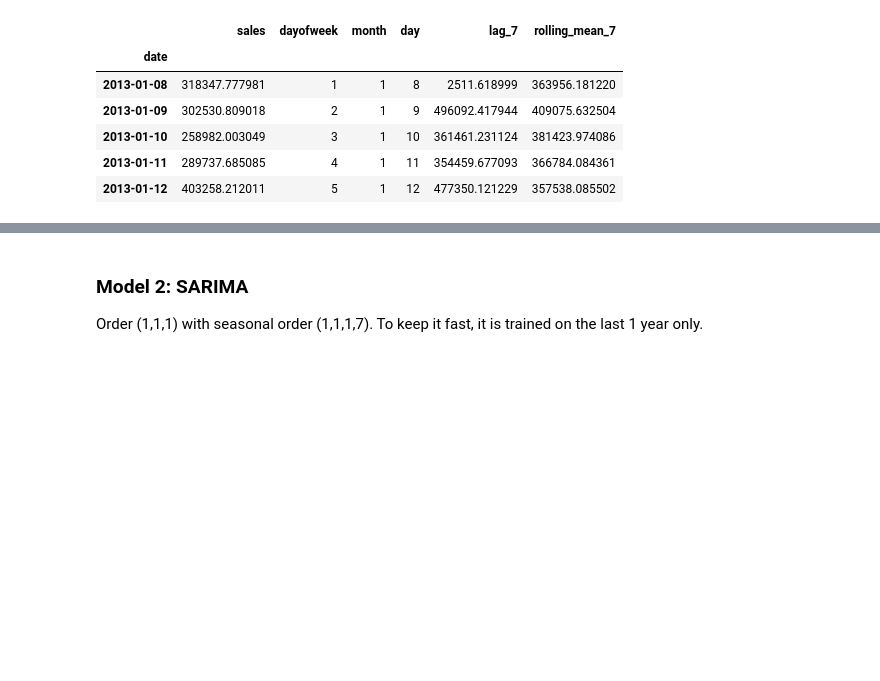
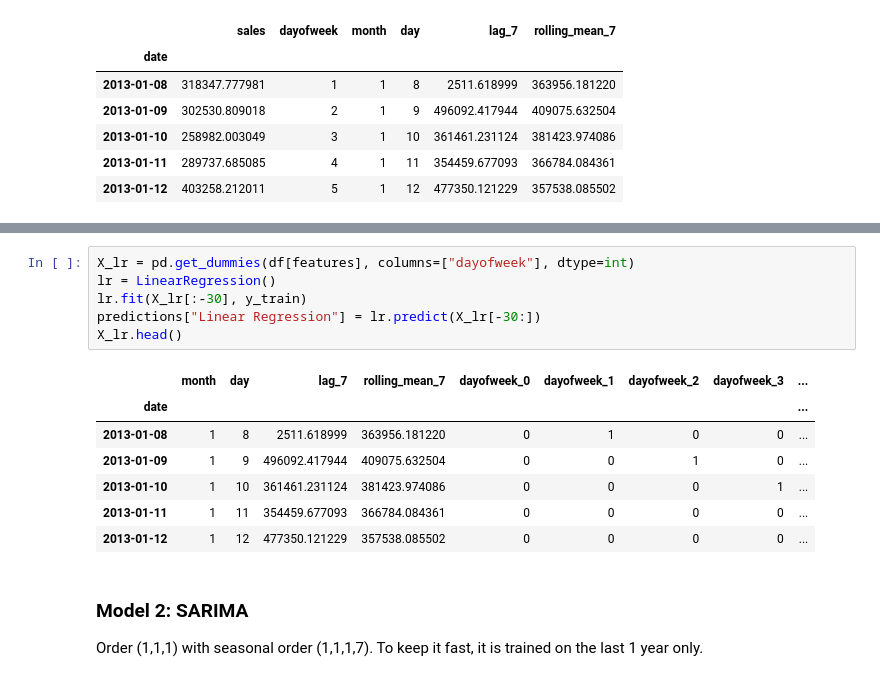
Before and after one commit to sans-creator/predict-ana, a Jupyter notebook: notebooks/sales_forecasting.ipynb, the cells around one changed output, grey strips where cells are left out. Cells and saved outputs as stored; diff of their text form; blank space fills up the shorter version.

```diff
--- a/notebooks/sales_forecasting.ipynb
+++ b/notebooks/sales_forecasting.ipynb
@@ -246,3 +241,17 @@ Coefficients: {'dayofweek': 20789.99, 'month': 3148.8, 'day': -1760.43, 'lag_7':
+# %%
+X_lr = pd.get_dummies(df[features], columns=["dayofweek"], dtype=int)
+lr = LinearRegression()
+lr.fit(X_lr[:-30], y_train)
+predictions["Linear Regression"] = lr.predict(X_lr[-30:])
+X_lr.head()
+# %% [output]
+|  | month | day | lag_7 | rolling_mean_7 | dayofweek_0 | dayofweek_1 | dayofweek_2 | dayofweek_3 | ... |
+| date |  |  |  |  |  |  |  |  | ... |
+| 2013-01-08 | 1 | 8 | 2511.618999 | 363956.181220 | 0 | 1 | 0 | 0 | ... |
+| 2013-01-09 | 1 | 9 | 496092.417944 | 409075.632504 | 0 | 0 | 1 | 0 | ... |
+| 2013-01-10 | 1 | 10 | 361461.231124 | 381423.974086 | 0 | 0 | 0 | 1 | ... |
+| 2013-01-11 | 1 | 11 | 354459.677093 | 366784.084361 | 0 | 0 | 0 | 0 | ... |
+| 2013-01-12 | 1 | 12 | 477350.121229 | 357538.085502 | 0 | 0 | 0 | 0 | ... |
 # %% [markdown]
 ### Model 2: SARIMA
 Order (1,1,1) with seasonal order (1,1,1,7). To keep it fast, it is trained on the last 1 year only.
```
Also changed, not shown: parts of 6 cells of this notebook, 4 other files.
